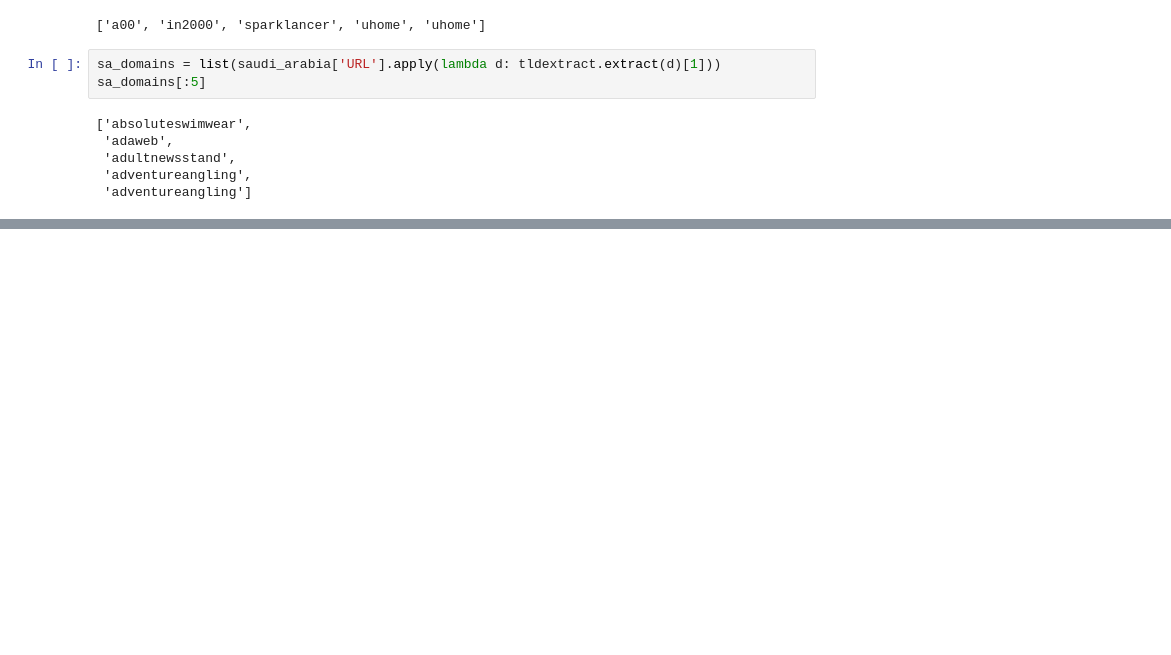
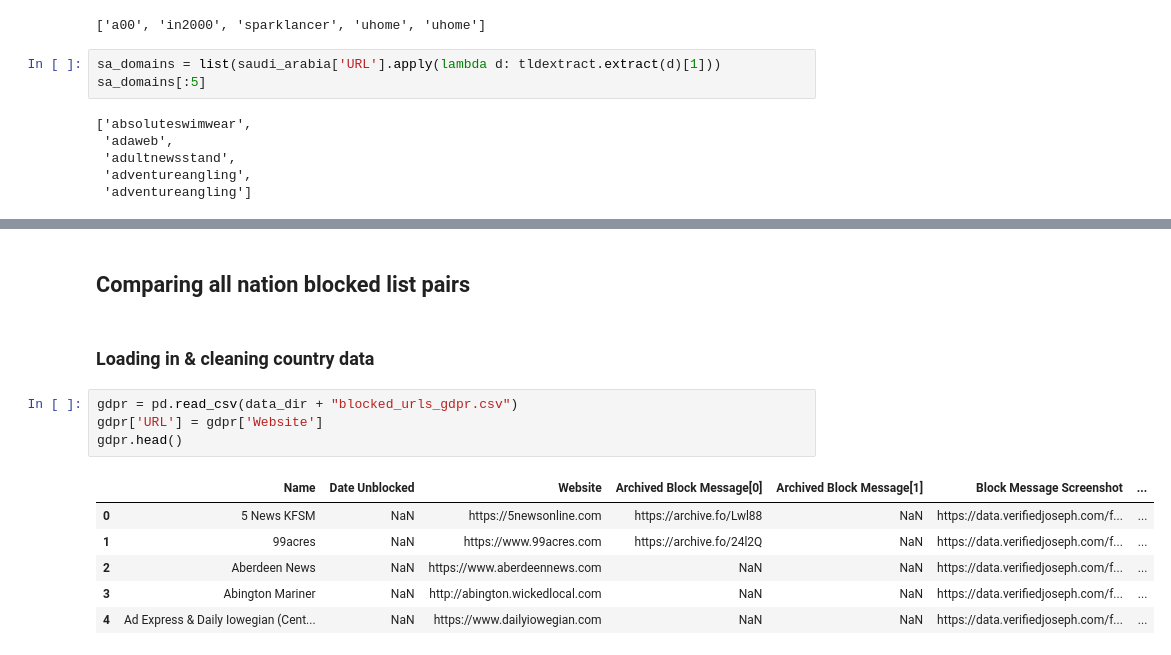
Before and after one commit to lilybhattacharjee5/polisci-vis, a Jupyter notebook: notebooks/preliminary-blocked-site-overlap.ipynb, the cells around one changed output, grey strips where cells are left out. Saved outputs shown, nothing was run; the diff lists cells and outputs as text; blank space fills up the shorter version.

```diff
--- a/notebooks/preliminary-blocked-site-overlap.ipynb
+++ b/notebooks/preliminary-blocked-site-overlap.ipynb
@@ -68,0 +102,15 @@ print(block_china_sa[:5], len(block_china_sa))
+# %% [markdown]
+## Comparing all nation blocked list pairs
+# %% [markdown]
+### Loading in & cleaning country data
+# %%
+gdpr = pd.read_csv(data_dir + "blocked_urls_gdpr.csv")
+gdpr['URL'] = gdpr['Website']
+gdpr.head()
+# %% [output]
+|  | Name | Date Unblocked | Website | Archived Block Message[0] | Archived Block Message[1] | Block Message Screenshot | ... |
+| 0 | 5 News KFSM | NaN | https://5newsonline.com | https://archive.fo/Lwl88 | NaN | https://data.verifiedjoseph.com/f... | ... |
+| 1 | 99acres | NaN | https://www.99acres.com | https://archive.fo/24l2Q | NaN | https://data.verifiedjoseph.com/f... | ... |
+| 2 | Aberdeen News | NaN | https://www.aberdeennews.com | NaN | NaN | https://data.verifiedjoseph.com/f... | ... |
+| 3 | Abington Mariner | NaN | http://abington.wickedlocal.com | NaN | NaN | https://data.verifiedjoseph.com/f... | ... |
+| 4 | Ad Express & Daily Iowegian (Cent... | NaN | https://www.dailyiowegian.com | NaN | NaN | https://data.verifiedjoseph.com/f... | ... |
```
Also changed, not shown: parts of 17 cells of this notebook, 2 other files.
